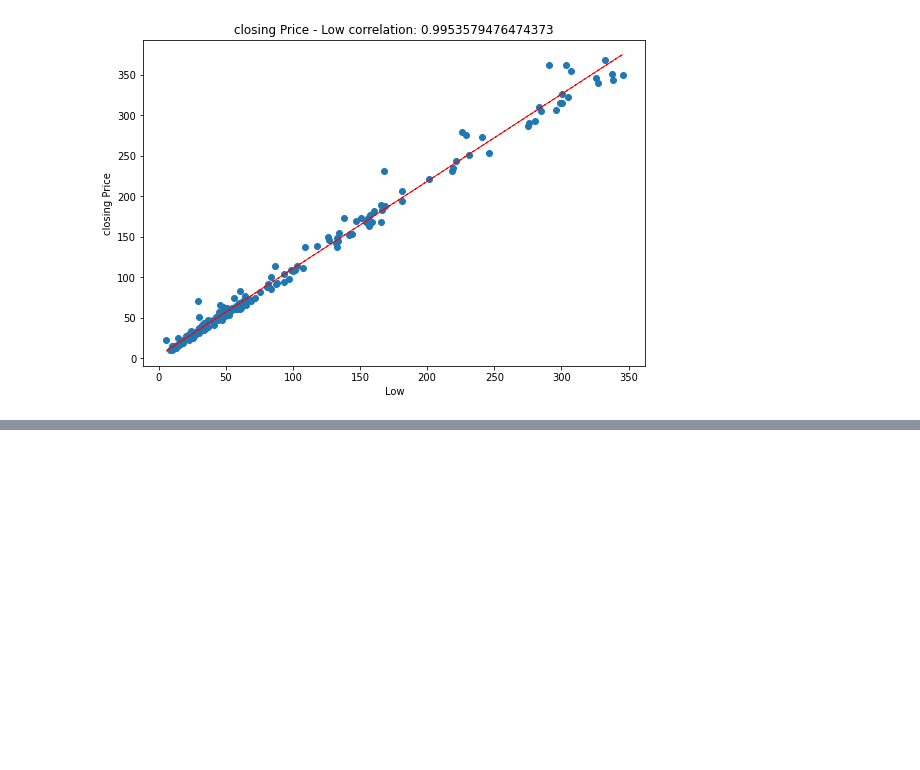
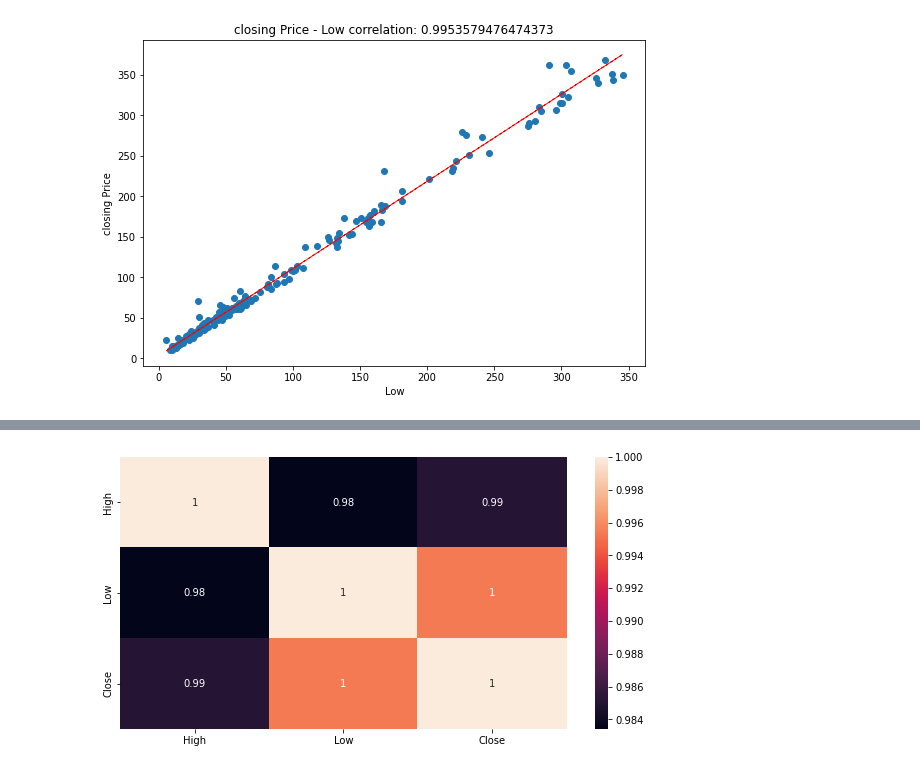
Before and after one commit to Zeeshan2012/Yes_Bank_Stock_Price_Project, a Jupyter notebook: Yes_Bank_Share_Price_Prediction.ipynb, the cells around one changed output, grey strips where cells are left out. Saved outputs shown, nothing was run; the diff lists cells and outputs as text; code cells hidden in the pictures; blank space fills up the shorter version.

```diff
--- a/Yes_Bank_Share_Price_Prediction.ipynb
+++ b/Yes_Bank_Share_Price_Prediction.ipynb
@@ -170,0 +247,7 @@ plt.show()
+# %%
+#heatmap for correlation
+plt.figure(figsize=(10,5))
+sns.heatmap(df[['High','Low','Close']].corr(), annot = True)
+plt.show()
+# %% [output]
+[figure, added]
```
Also changed, not shown: parts of 53 cells of this notebook.
